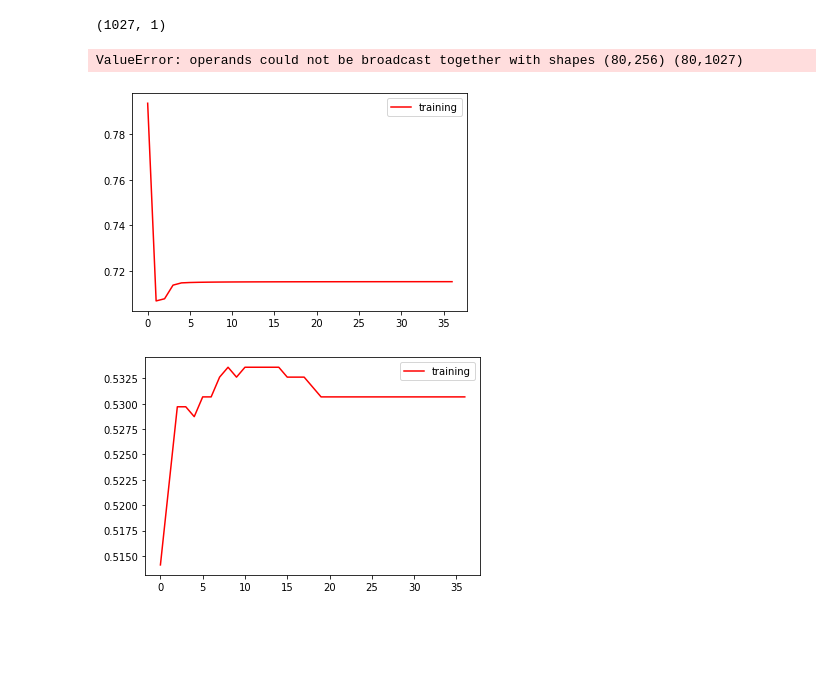
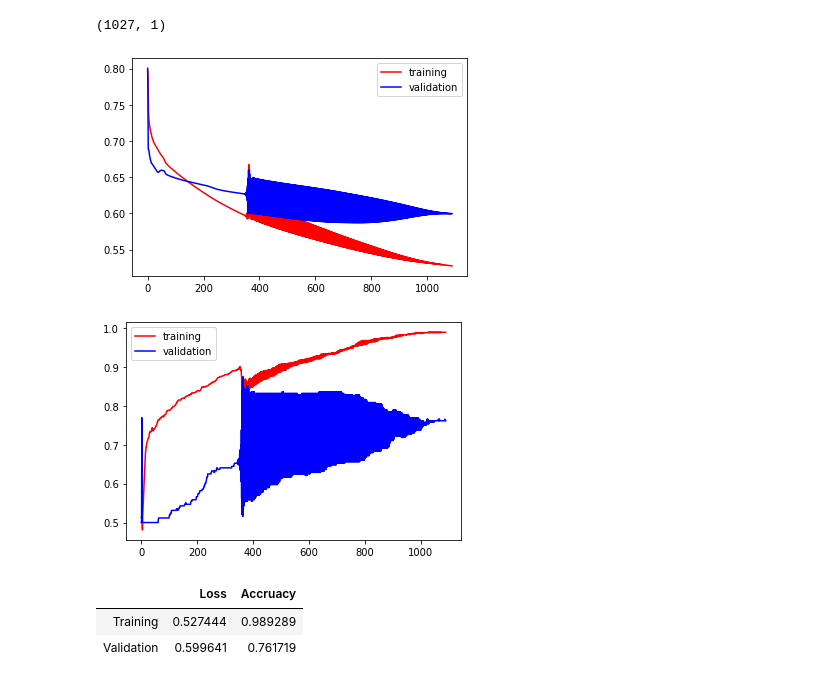
Before and after one commit to icdsw07/machineLearning, a Jupyter notebook: Assignment06.ipynb, the cells around one changed output. Drawn from its saved outputs; the diff is of its cells as text; code cells hidden in the pictures; blank space fills up the shorter version.

Commit message:
adjust validation set & plot graph

```diff
--- a/Assignment06.ipynb
+++ b/Assignment06.ipynb
@@ -184,21 +181,19 @@ loss_list_train = []
 loss_list_val = []
 accuracy_list_train = []
 accuracy_list_val = []
-n = deepNetwork(train_data, 80, 20, 0.01, sigmoid)
+n = deepNetwork(train_data, 80, 20, 0.05, sigmoid)
 n.train(train_label)
-# %% [output]
-ValueError: operands could not be broadcast together with shapes (80,256) (80,1027)
 # %%
 plt.plot(loss_list_train,label='training',color= 'r')
-# plt.plot(loss_list_val,label='validation',color = 'b')
+plt.plot(loss_list_val,label='validation',color = 'b')
 plt.legend()
 plt.show()
 # %% [output]
-[figure, old version]
+[figure, new version]
 # %%
 plt.plot(accuracy_list_train,label='training', color='r')
-# plt.plot(accuracy_list_val,label='validation',color='b')
+plt.plot(accuracy_list_val,label='validation',color='b')
 plt.legend()
 plt.show()
 # %% [output]
-[figure, old version]
+[figure, new version]
@@ -204,0 +203,10 @@ plt.show()
+# %%
+data = [[loss_list_train[-1], accuracy_list_train[-1]],
+        [loss_list_val[-1], accuracy_list_val[-1]]]
+frame = pd.DataFrame(data, columns = ['Loss','Accruacy'],
+                        index = ['Training','Validation'])
+frame
+# %% [output]
+|  | Loss | Accruacy |
+| Training | 0.527444 | 0.989289 |
+| Validation | 0.599641 | 0.761719 |
```
Also changed, not shown: parts of 3 cells of this notebook.
